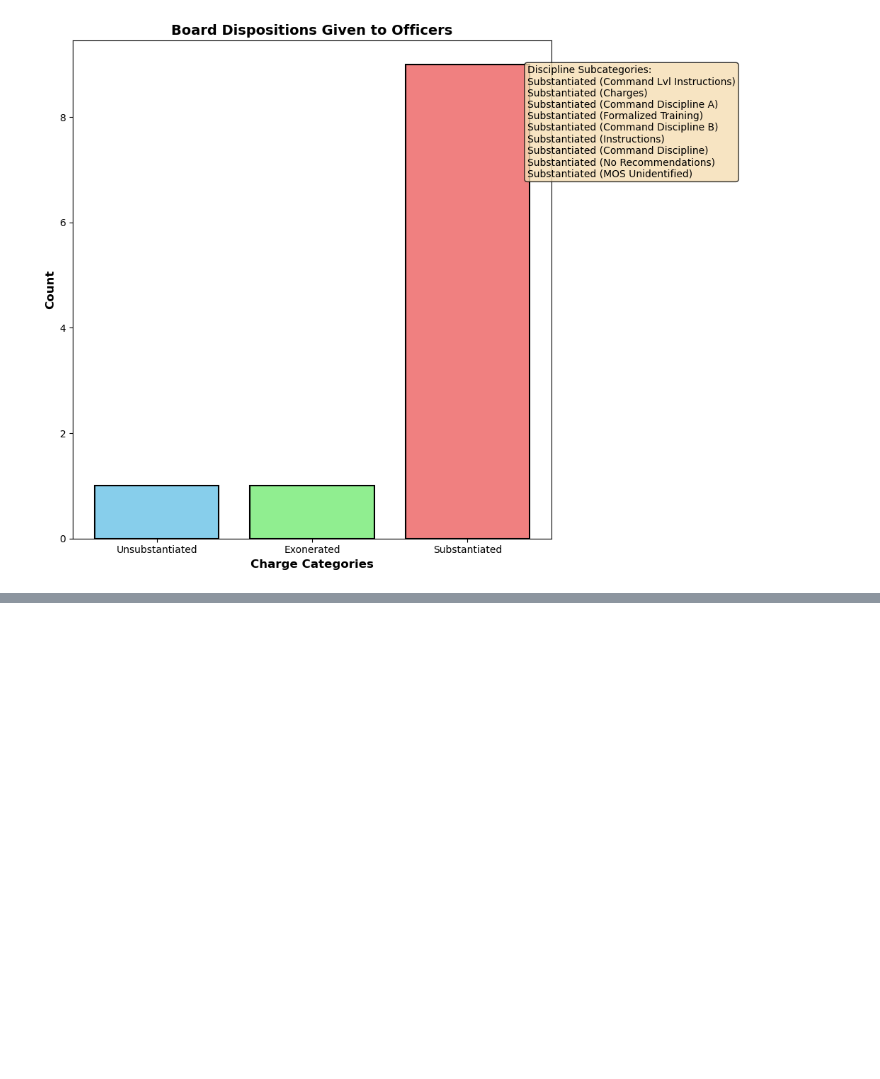
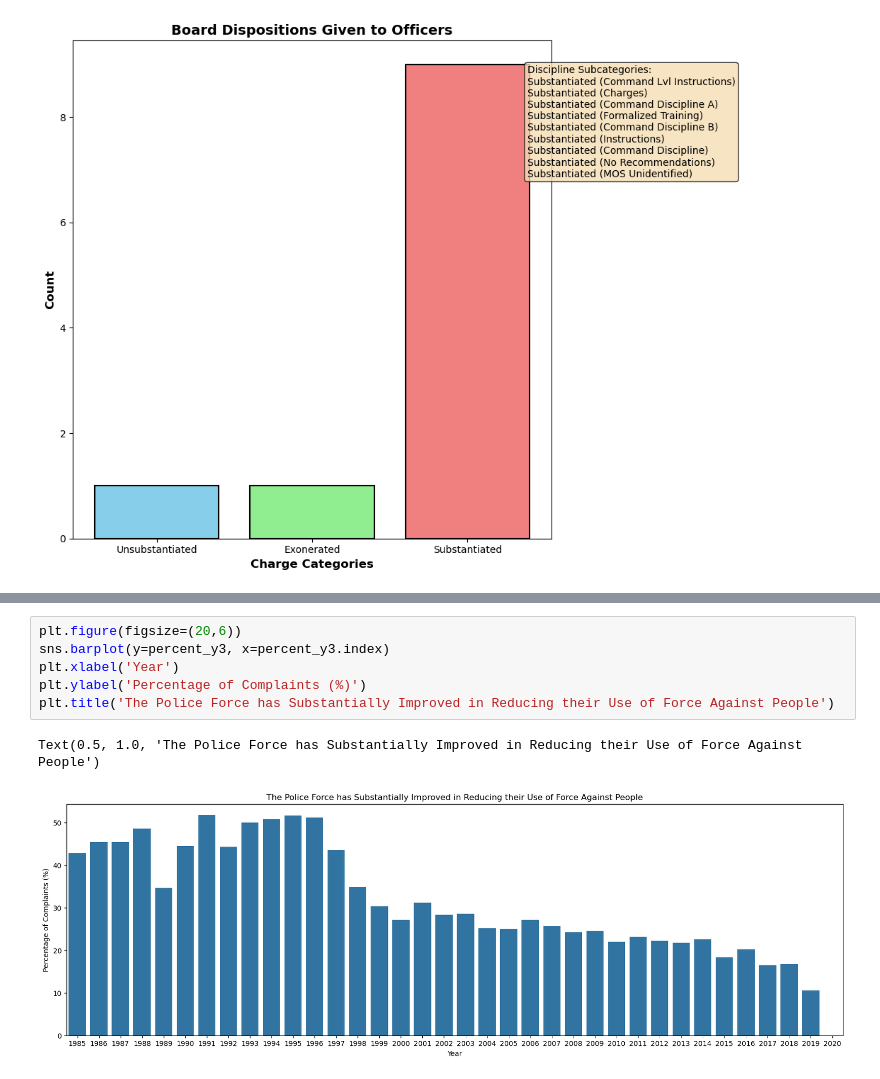
Before and after one commit to vmlau/DSC106_Project2, a Jupyter notebook: project_2.ipynb, the cells around one changed output, grey strips where cells are left out. Cells and saved outputs as stored; diff of their text form; blank space fills up the shorter version.

```diff
--- a/project_2.ipynb
+++ b/project_2.ipynb
@@ -387,0 +457,9 @@ plt.show()
+# %%
+plt.figure(figsize=(20,6))
+sns.barplot(y=percent_y3, x=percent_y3.index)
+plt.xlabel('Year')
+plt.ylabel('Percentage of Complaints (%)')
+plt.title('The Police Force has Substantially Improved in Reducing their Use of Force Against People')
+# %% [output]
+Text(0.5, 1.0, 'The Police Force has Substantially Improved in Reducing their Use of Force Against People')
+[figure, added]
```
Also changed, not shown: parts of 15 cells of this notebook.
